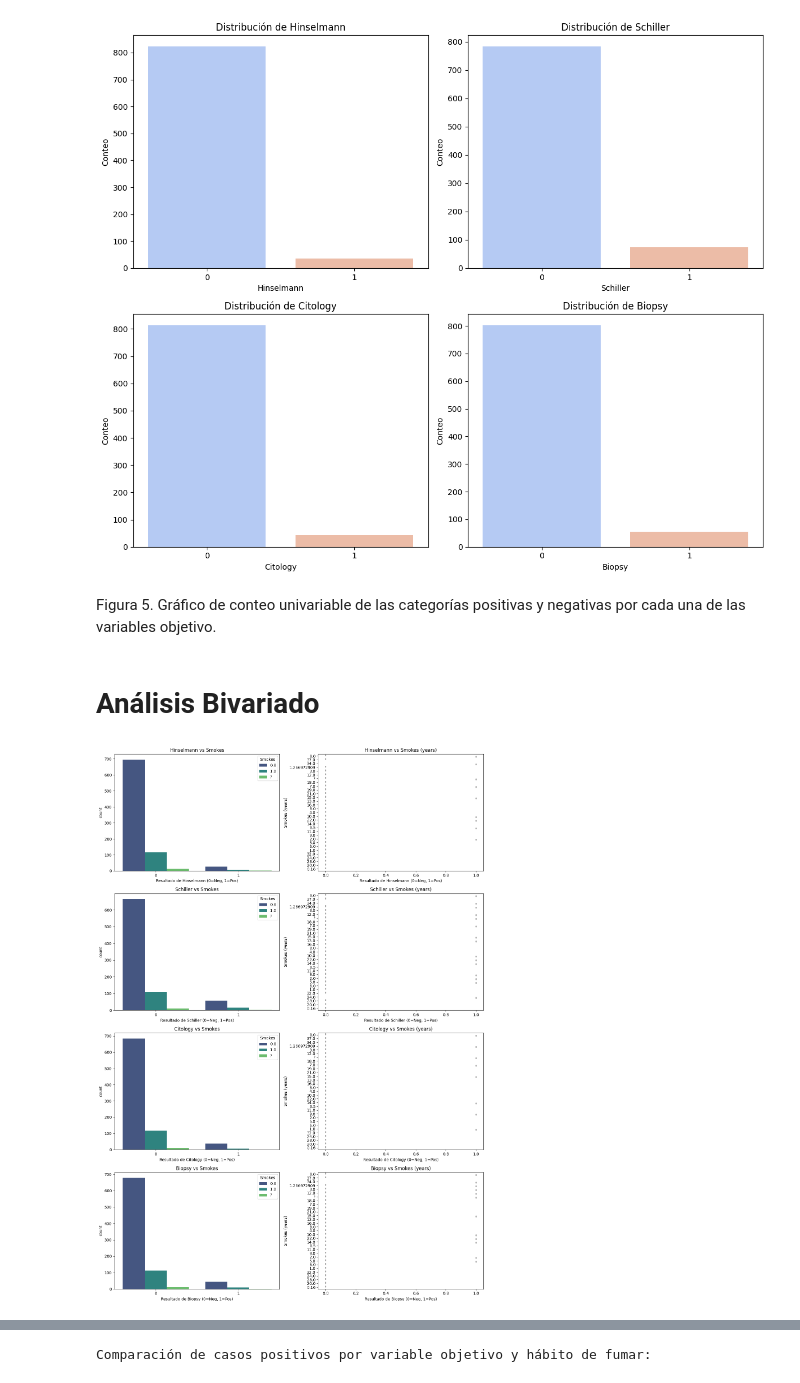
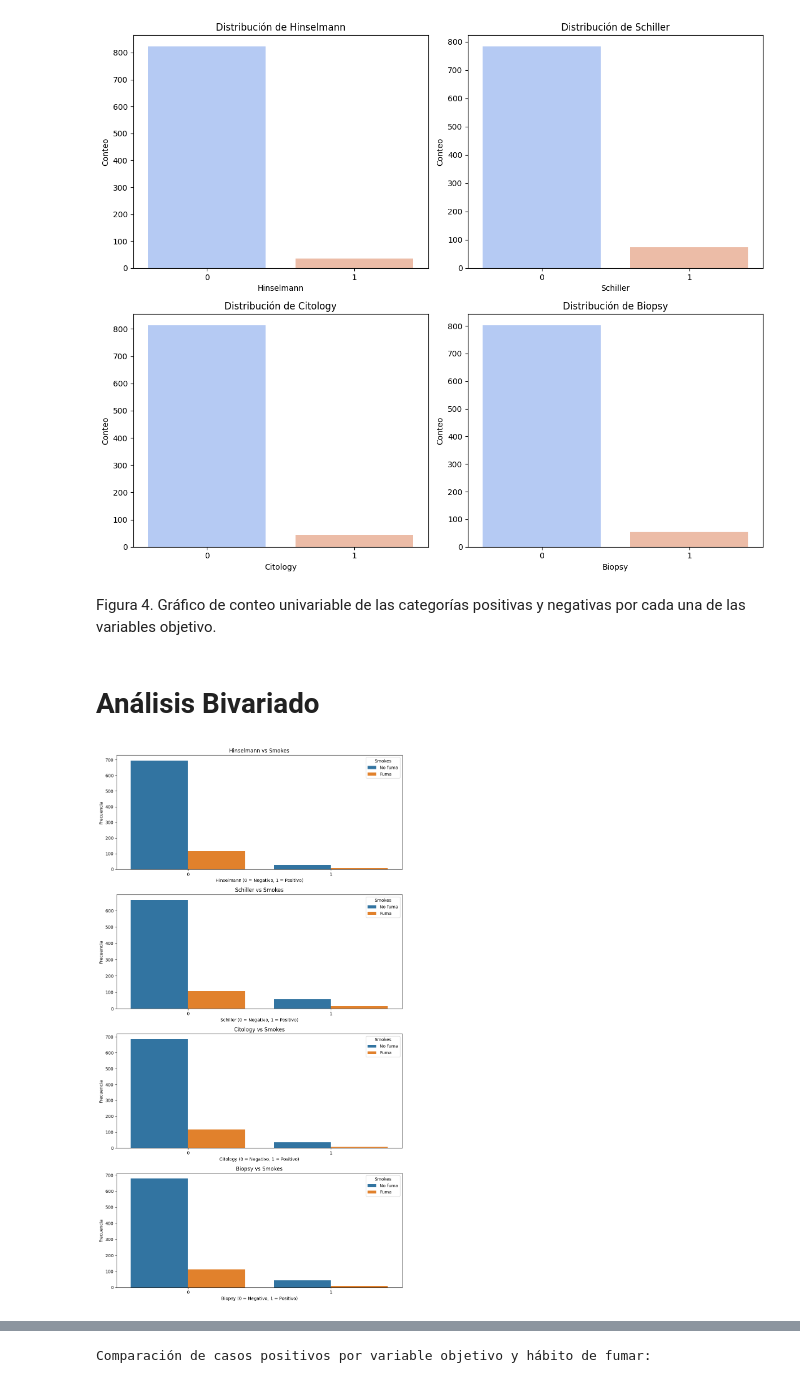
Before and after one commit to mareylugo/ICD-2026, a Jupyter notebook: Practica_1_Cervical_cancer_risk_factors.ipynb, the cells around one changed output, grey strips where cells are left out. Saved outputs shown, nothing was run; the diff lists cells and outputs as text; code cells hidden in the pictures.

```diff
--- a/Practica_1_Cervical_cancer_risk_factors.ipynb
+++ b/Practica_1_Cervical_cancer_risk_factors.ipynb
@@ -376,13 +377,11 @@ Respecto a la cardinalidad de los valores categóricos, todos son 0 y 1, así qu
 # %% [markdown]
 Para el análisis univarado, se hará una visualización de como se conforman los atributos continuos y los atributos categóricos. Para efectos de mejor visualización se ignorarán los datos faltantes los atributos STDs: Time since first diagnosis y STDs: Time since last diagnosis
 # %%
-# La lista `filtered_continuous_attributes` ya está disponible en el kernel state
 # Excluimos las columnas 'STDs: Time since first diagnosis' y 'STDs: Time since last diagnosis'
-# como se especifica en la instrucción anterior y como ya se hizo en `filtered_continuous_attributes`
-
+# en 'filtered_continuous_attribyres vamos a guardar los 12 atributos continuos'
 print("Generando visualizaciones univariadas para atributos continuos (Histogramas):")
-filtered_continuous_attributes = df.select_dtypes(include='number').columns.tolist()# Determinar el número de filas para el subplot basado en la cantidad de atributos
-num_attributes = len(filtered_continuous_attributes)
+filtered_continuous_attributes = continuous_attributes# Determinar el número de filas para el subplot basado en la cantidad de atributos
+num_attributes = len(continuous_attributes)
 num_cols = 2 # Puedes ajustar el número de columnas si quieres una distribución diferente
 num_rows = (num_attributes + num_cols - 1) // num_cols # Calcular el número de filas necesario
 
@@ -495,30 +496,48 @@ plt.show()
 Generando gráficos de barras para las variables objetivo:
 [figure]
 # %% [markdown]
-Figura 5. Gráfico de conteo univariable de las categorías positivas y negativas por cada una de las variables objetivo.
+Figura 4. Gráfico de conteo univariable de las categorías positivas y negativas por cada una de las variables objetivo.
 # %% [markdown]
 # Análisis Bivariado
 # %%
 # Lista de variables objetivo y características a comparar
 target_vars = ['Hinselmann', 'Schiller', 'Citology', 'Biopsy']
-features = ['Smokes', 'Smokes (years)']
-df_comp = df[target_vars + features].copy()
+feature = 'Smokes'
 
-# Crear subplots para comparar cada variable objetivo con las características
-fig, axes = plt.subplots(len(target_vars), len(features), figsize=(14, 20))
+# Crear DataFrame para la comparación
+df_comp = df[target_vars + [feature]].copy()
 
+# Convertir a numérico
+for col in target_vars + [feature]:
+    df_comp[col] = pd.to_numeric(df_comp[col],errors='coerce')
+#subplots
+fig, axes = plt.subplots(nrows=len(target_vars),ncols=1,figsize=(10, 18))
+
+# Crear gráficas
 for i, target in enumerate(target_vars):
-    # Comparación con 'Smokes' (Categórica)
-    sns.countplot(data=df_comp.dropna(subset=[target, 'Smokes']), x=target, hue='Smokes', ax=axes[i, 0], palette='viridis')
-    axes[i, 0].set_title(f'{target} vs Smokes')
-    axes[i, 0].set_xlabel(f'Resultado de {target} (0=Neg, 1=Pos)')
 
-    # Comparación con 'Smokes (years)' (Continua)
-    sns.boxplot(data=df_comp.dropna(subset=[target, 'Smokes (years)']), x=target, y='Smokes (years)', ax=axes[i, 1], palette='magma', hue=target, legend=False)
-    axes[i, 1].set_title(f'{target} vs Smokes (years)')
-    axes[i, 1].set_xlabel(f'Resultado de {target} (0=Neg, 1=Pos)')
+    data = df_comp.dropna(subset=[target, feature])
+
+    sns.countplot(
+        data=data,
+        x=target,
+        hue=feature,
+        ax=axes[i])
+
+    axes[i].set_title(
+        f'{target} vs Smokes')
+
+    axes[i].set_xlabel(
+        f'{target} (0 = Negativo, 1 = Positivo)')
+
+    axes[i].set_ylabel(
+        'Frecuencia')
+
+    axes[i].legend(
+        title='Smokes',
+        labels=['No fuma', 'Fuma'])
 
 plt.tight_layout()
 plt.show()
 # %% [output]
-[figure, old version]
+[figure, new version]
```
Also changed, not shown: parts of 7 cells of this notebook.
